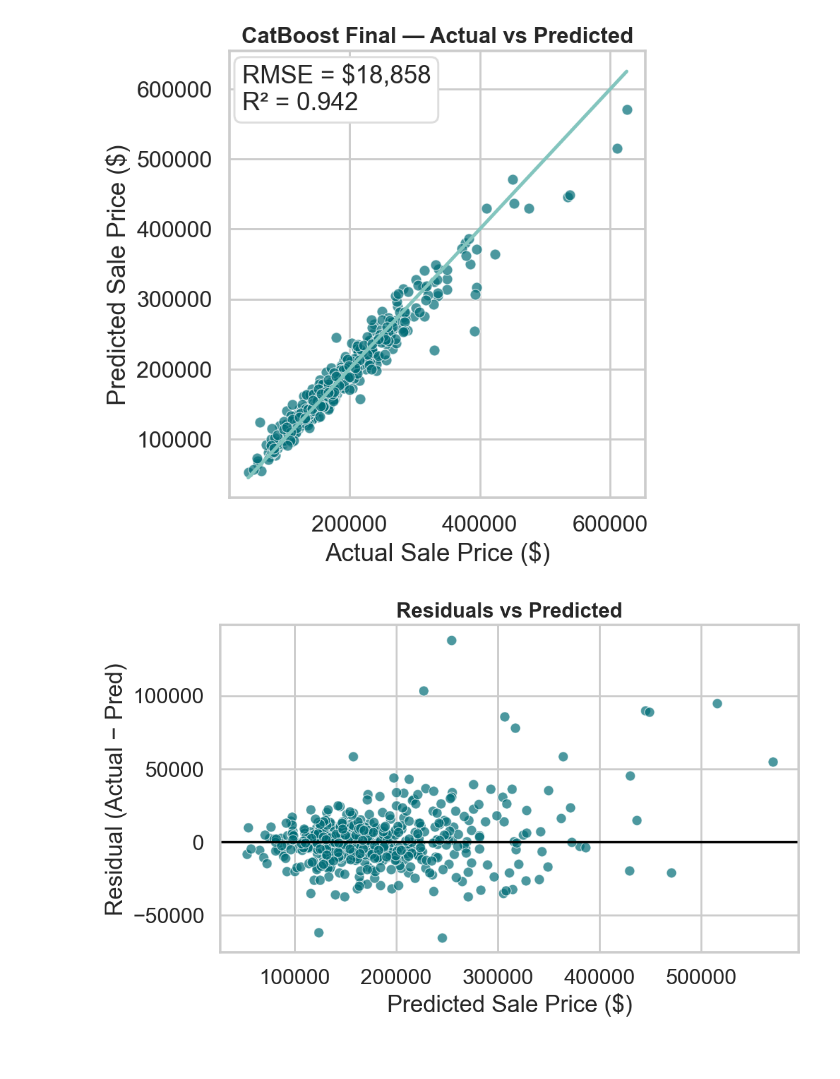
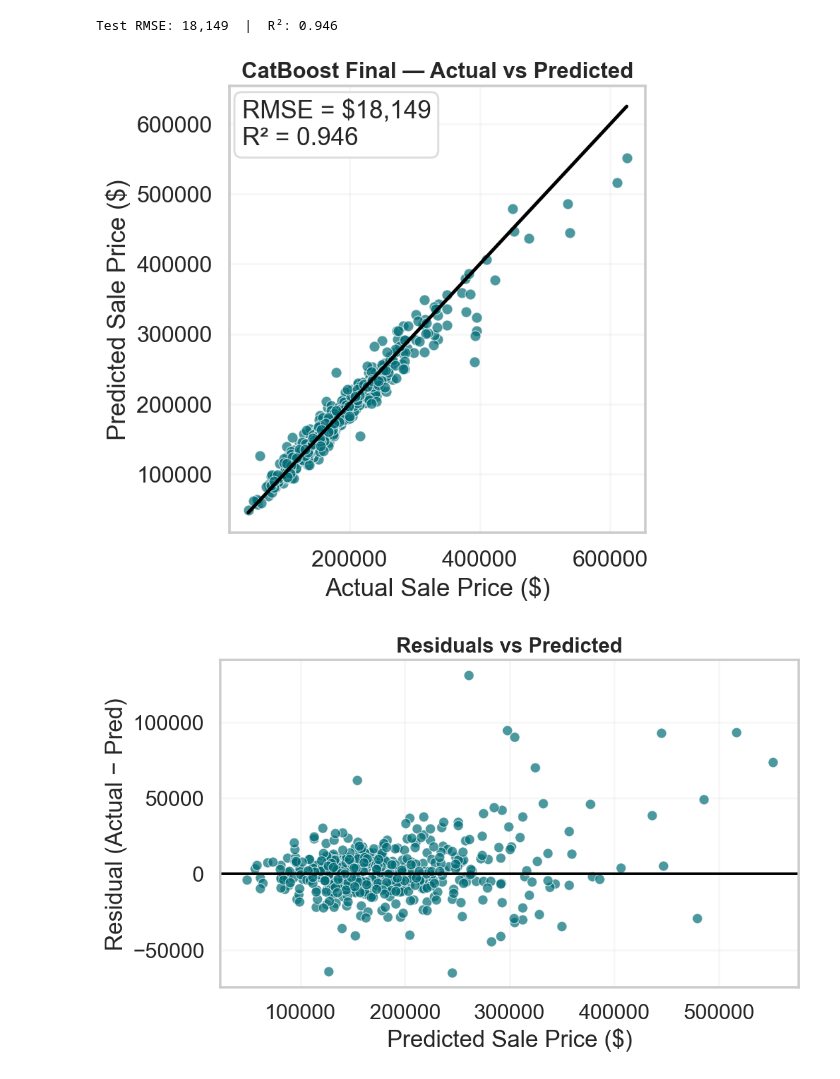
Before and after one commit to asilbert/MLProject, a Jupyter notebook: MLProject_V4.ipynb, the cells around one changed output. Drawn from its saved outputs; the diff is of its cells as text; code cells hidden in the pictures.

```diff
--- a/MLProject_V4.ipynb
+++ b/MLProject_V4.ipynb
@@ -64,7 +65,7 @@ X_fe['TotalBaths'] = (X_fe['FullBath'] +
 
 
 # Add Interactions
-X_fe['TotalSF_x_Qual'] = X_fe['TotalSF'] * X_fe['OverallQual']
+X_fe['TotalSF_x_Qual'] = X_fe['TotalSF'] * X_fe['OverallQual'] ** 1.35
 
 X_fe = X_fe.drop(columns=['SalePrice','PID'])
 y = Ames['SalePrice']
@@ -588,3 +758,0 @@ candidates_base.head()
-# %%
-cb_final = make_catboost_pipe(X_fe, **best_cb_params)
-cb_final.fit(X_fe, np.log1p(y))  # keep the same log-target convention
@@ -675,3 +759,33 @@ Test RMSE: 18,858  |  R²: 0.942
+# %%
+from sklearn.model_selection import train_test_split
+from sklearn.compose import TransformedTargetRegressor
+import numpy as np
+
+# 0) Rebuild the CatBoost pipeline with your winning params
+cb_pipe = make_catboost_pipe(X_fe, **best_params)   # best_params from your tuner
+
+# 1) Wrap it so we fit on log1p(y) and predict in dollars
+cb_ttr = TransformedTargetRegressor(
+    regressor=cb_pipe,
+    func=np.log1p,
+    inverse_func=np.expm1
+)
+
+# 2) Train/val split (optional—useful for a quick sanity check + plots)
+X_train, X_test, y_train, y_test = train_test_split(
+    X_fe, y, test_size=0.20, random_state=42
+)
+
+# 3) Fit and evaluate (preds will be in dollars)
+cb_ttr.fit(X_train, y_train)
+y_pred_test = cb_ttr.predict(X_test)
+
+from sklearn.metrics import mean_squared_error, r2_score
+rmse_test = float(np.sqrt(mean_squared_error(y_test, y_pred_test)))
+r2_test   = float(r2_score(y_test, y_pred_test))
+print(f"Test RMSE: {rmse_test:,.0f}  |  R²: {r2_test:.3f}")
+# %% [output]
+Test RMSE: 18,149  |  R²: 0.946
 # %%
 # Warwick colors
 warwick_teal   = "#006d77"
@@ -680,33 +794,33 @@ warwick_accent = "#83c5be"
 sns.set_style("whitegrid")
 sns.set_context("talk")
 
 # 1) Parity (Actual vs Predicted)
 plt.figure(figsize=(6,6), dpi=140)
 plt.scatter(y_test, y_pred_test, color=warwick_teal, alpha=0.7,
             edgecolor="white", linewidth=0.6, s=60)
 lims = [min(y_test.min(), y_pred_test.min()), max(y_test.max(), y_pred_test.max())]
-plt.plot(lims, lims, color=warwick_accent, lw=2.5)
+plt.plot(lims, lims, color="black", lw=2.5)
 plt.title("CatBoost Final — Actual vs Predicted", fontsize=16, weight="bold")
 plt.xlabel("Actual Sale Price ($)")
 plt.ylabel("Predicted Sale Price ($)")
 # annotate metrics
 plt.text(0.03, 0.97, f"RMSE = ${rmse_test:,.0f}\nR² = {r2_test:.3f}",
          transform=plt.gca().transAxes, va="top", ha="left",
          bbox=dict(facecolor="white", edgecolor="#ddd", boxstyle="round,pad=0.3"))
 plt.tight_layout()
 plt.show()
 
 # 2) Residuals vs Predicted
 residuals = y_test - y_pred_test
 plt.figure(figsize=(8,5), dpi=140)
 plt.scatter(y_pred_test, residuals, color=warwick_teal, alpha=0.7,
             edgecolor="white", linewidth=0.6, s=60)
 plt.axhline(0, color="black", lw=2)
 plt.title("Residuals vs Predicted", fontsize=16, weight="bold")
 plt.xlabel("Predicted Sale Price ($)")
 plt.ylabel("Residual (Actual − Pred)")
 plt.tight_layout()
 plt.show()
 # %% [output]
-[figure, old version]
+[figure, new version]
-[figure, old version]
+[figure, new version]
```
Also changed, not shown: parts of 27 cells of this notebook, 53 other files.
